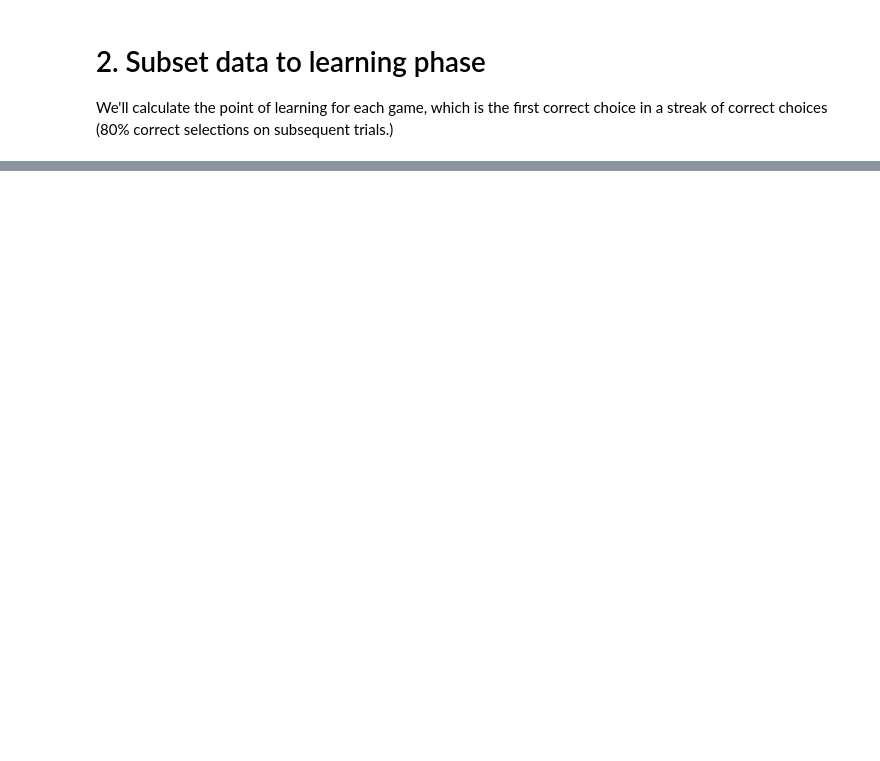
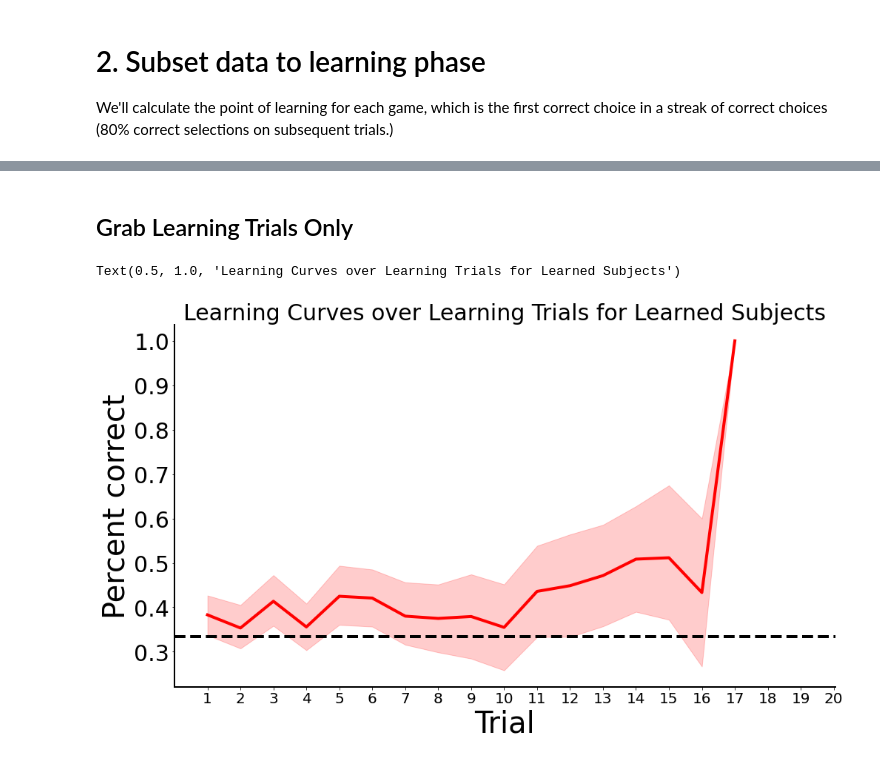
Before and after one commit to angelaradulescu/ldm-analysis, a Jupyter notebook: 5.5 More Behavior.ipynb, the cells around one changed output, grey strips where cells are left out. Saved outputs shown, nothing was run; the diff lists cells and outputs as text; code cells hidden in the pictures; blank space fills up the shorter version.

```diff
--- a/5.5 More Behavior.ipynb
+++ b/5.5 More Behavior.ipynb
@@ -32,0 +154,3 @@ We'll calculate the point of learning for each game, which is the first correct
+# %%
+behav_data['LearnedFeat'] = behav_data['PoL'] < 18
+behav_data
@@ -32,0 +171,45 @@ We'll calculate the point of learning for each game, which is the first correct
+# %%
+# import agemap
+ageMap = pd.read_csv(os.getcwd() + '/ProcessedData/ageMap.csv')
+ageMap
+# %%
+# add age related columns in behavioral dataframe
+behav_data["Adult"] = False
+behav_data['Age'] = np.nan
+for index, row in behav_data.iterrows():
+    subj_id = int(row.Subj)
+    age = ageMap.loc[ageMap['Subj_id'] == subj_id].Age.item()
+    if age < 10:
+        behav_data.drop([index]) # remove 67 and 56 because no age info
+    else:
+        behav_data.loc[index, "Age"] = age
+        if age >= 18:
+            behav_data.loc[index, "Adult"] = True
+behav_data = behav_data[behav_data['Age'].notna()]
+# behav_data.to_csv(os.getcwd() + '/ProcessedData/ProcessedBehavData.csv', index=False)
+# %% [markdown]
+## Grab Learning Trials Only
+# %%
+learning_trials = behav_data.loc[behav_data['PoL'] >= behav_data['WithinGameTrial']]
+# learning_trials.to_csv(os.getcwd() + '/ProcessedData/LearningTrials.csv', index=False)
+# %%
+df = pd.melt(learning_trials.loc[learning_trials['LearnedFeat']], col_level=0, id_vars='WithinGameTrial', value_vars=['Correct'])
+
+fig, ax = plt.subplots(figsize=(16,9))
+ax.axhline(y=1/3, color='k', lw=4, linestyle='--');
+sns.lineplot(x = 'WithinGameTrial', y="value", err_style="band", ci=95, data=df, lw=4, legend=False, color='red')
+sns.despine()
+ax.set_xlim([0,game_length+.05])
+# ax.set_ylim([0.3,0.8])
+ax.set_xticks(np.arange(game_length)+1)
+xl = ax.set_xlabel('Trial',fontsize = 40);
+yl = ax.set_ylabel('Percent correct',fontsize = 40);
+for axis in ['top','bottom','left','right']:
+      ax.spines[axis].set_linewidth(2)
+ax.tick_params(axis='x',colors='k')
+plt.xticks(fontsize=20);
+plt.yticks(fontsize=30);
+ax.set_title('Learning Curves over Learning Trials for Learned Subjects', fontsize=30)
+# %% [output]
+Text(0.5, 1.0, 'Learning Curves over Learning Trials for Learned Subjects')
+[figure, added]
```
Also changed, not shown: parts of 19 cells of this notebook, 4 other files.
